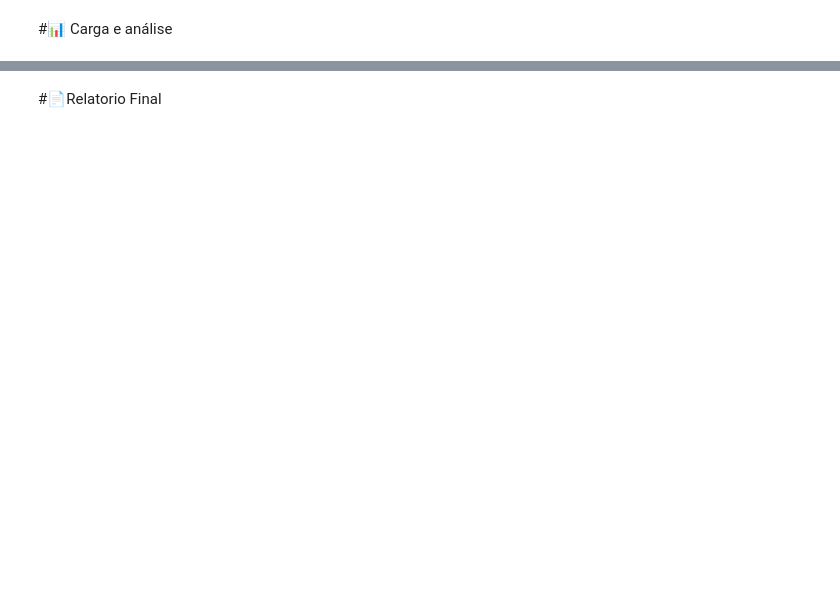
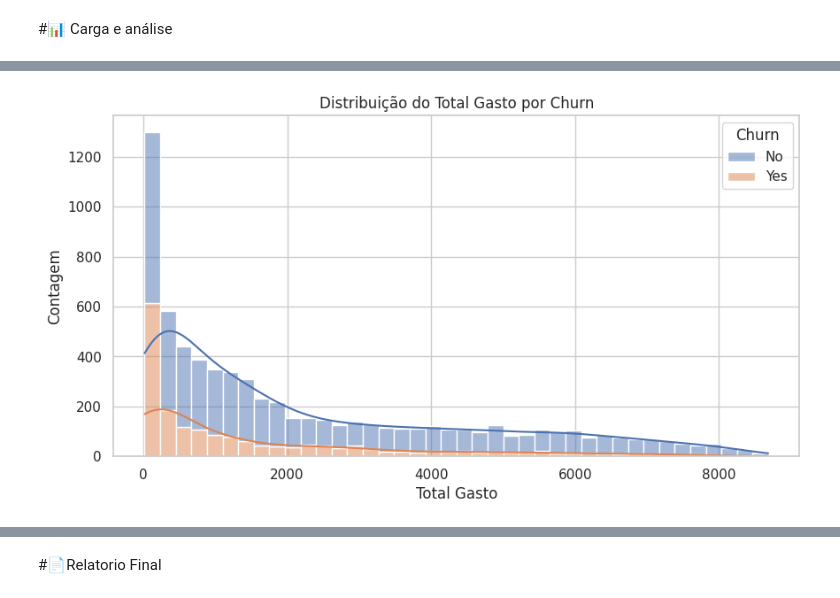
Before and after one commit to Wolfinmoon/telecomx-churn-analysis, a Jupyter notebook: TelecomX_BR.ipynb, the cells around one changed output, grey strips where cells are left out. Saved outputs shown, nothing was run; the diff lists cells and outputs as text; code cells hidden in the pictures; blank space fills up the shorter version.

```diff
--- a/TelecomX_BR.ipynb
+++ b/TelecomX_BR.ipynb
@@ -85,0 +196,13 @@ plt.show()
+# %%
+import seaborn as sns
+import matplotlib.pyplot as plt
+
+# Distribuição do Total Gasto por Churn
+plt.figure(figsize=(10, 5))
+sns.histplot(data=df, x='account.Charges.Total', hue='Churn', bins=40, kde=True, multiple='stack')
+plt.title('Distribuição do Total Gasto por Churn')
+plt.xlabel('Total Gasto')
+plt.ylabel('Contagem')
+plt.show()
+# %% [output]
+[figure, added]
```
Also changed, not shown: parts of 16 cells of this notebook.
